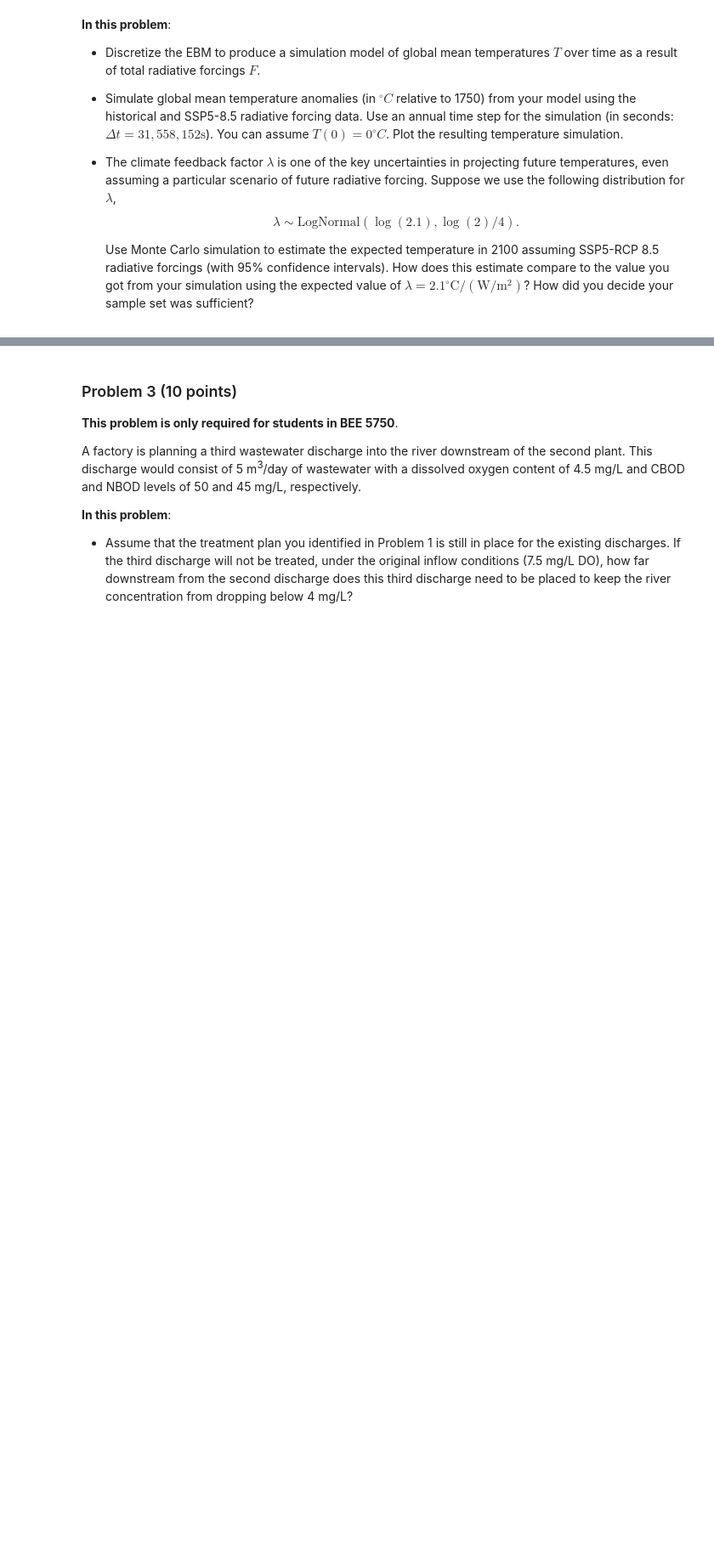
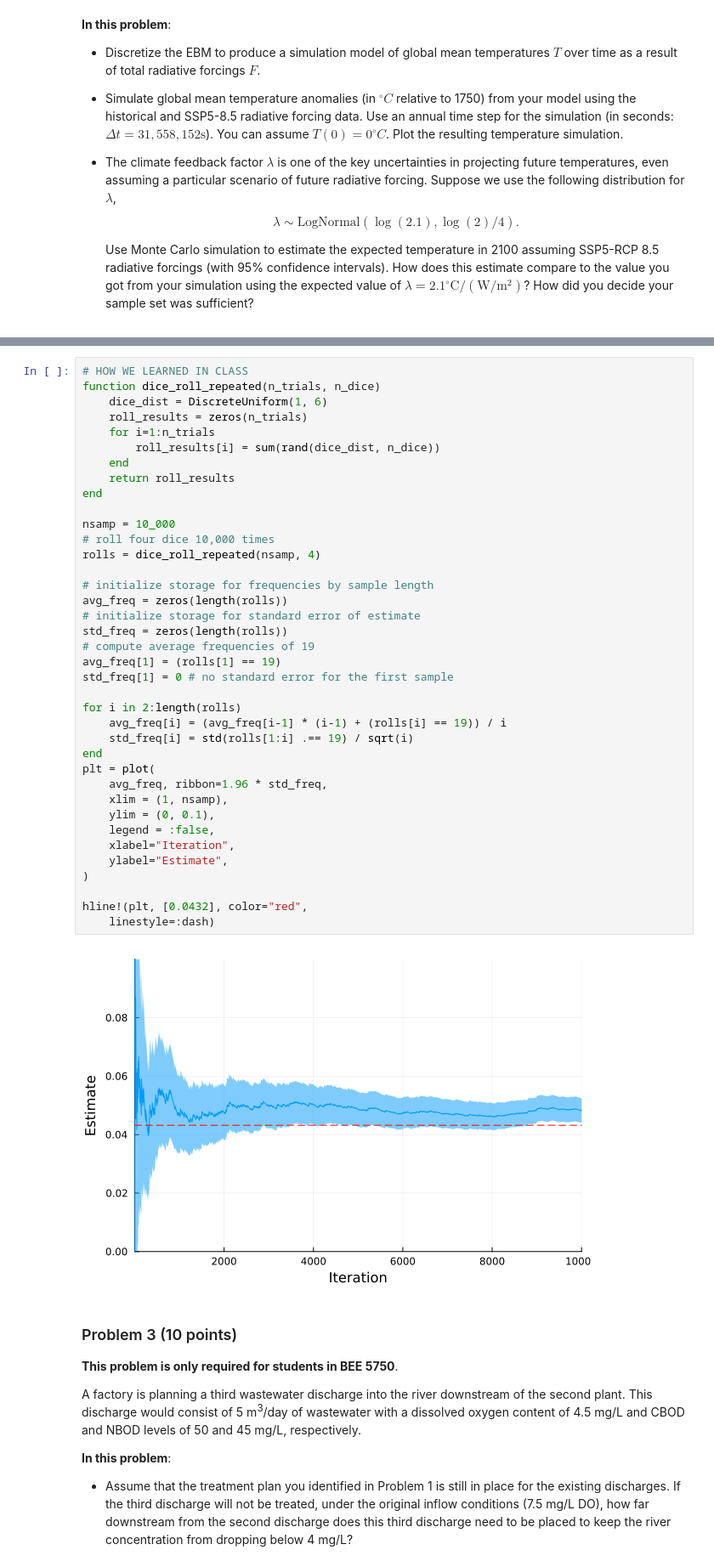
Before and after one commit to BEE4750-FA24/hw3-hutchs-team, a Jupyter notebook: hw03.ipynb, the cells around one changed output, grey strips where cells are left out. Shown at 85% size. Drawn from its saved outputs; the diff is of its cells as text; blank space fills up the shorter version.

```diff
--- a/hw03.ipynb
+++ b/hw03.ipynb
@@ -660,3 +778,43 @@ plot!(p_forcing, t, forcing_non_aerosol, label="Non-Aerosol Forcing", color=:red
+# %%
+# HOW WE LEARNED IN CLASS
+function dice_roll_repeated(n_trials, n_dice)
+    dice_dist = DiscreteUniform(1, 6)
+    roll_results = zeros(n_trials)
+    for i=1:n_trials
+        roll_results[i] = sum(rand(dice_dist, n_dice))
+    end
+    return roll_results
+end
+
+nsamp = 10_000
+# roll four dice 10,000 times
+rolls = dice_roll_repeated(nsamp, 4)
+
+# initialize storage for frequencies by sample length
+avg_freq = zeros(length(rolls))
+# initialize storage for standard error of estimate
+std_freq = zeros(length(rolls))
+# compute average frequencies of 19
+avg_freq[1] = (rolls[1] == 19)
+std_freq[1] = 0 # no standard error for the first sample
+
+for i in 2:length(rolls)
+    avg_freq[i] = (avg_freq[i-1] * (i-1) + (rolls[i] == 19)) / i
+    std_freq[i] = std(rolls[1:i] .== 19) / sqrt(i)
+end
+plt = plot(
+    avg_freq, ribbon=1.96 * std_freq,
+    xlim = (1, nsamp),
+    ylim = (0, 0.1),
+    legend = :false,
+    xlabel="Iteration",
+    ylabel="Estimate",
+)
+
+hline!(plt, [0.0432], color="red",
+    linestyle=:dash)
+# %% [output]
+[figure, added]
 # %% [markdown]
 ### Problem 3 (10 points)
 
```
Also changed, not shown: parts of 10 cells of this notebook.
